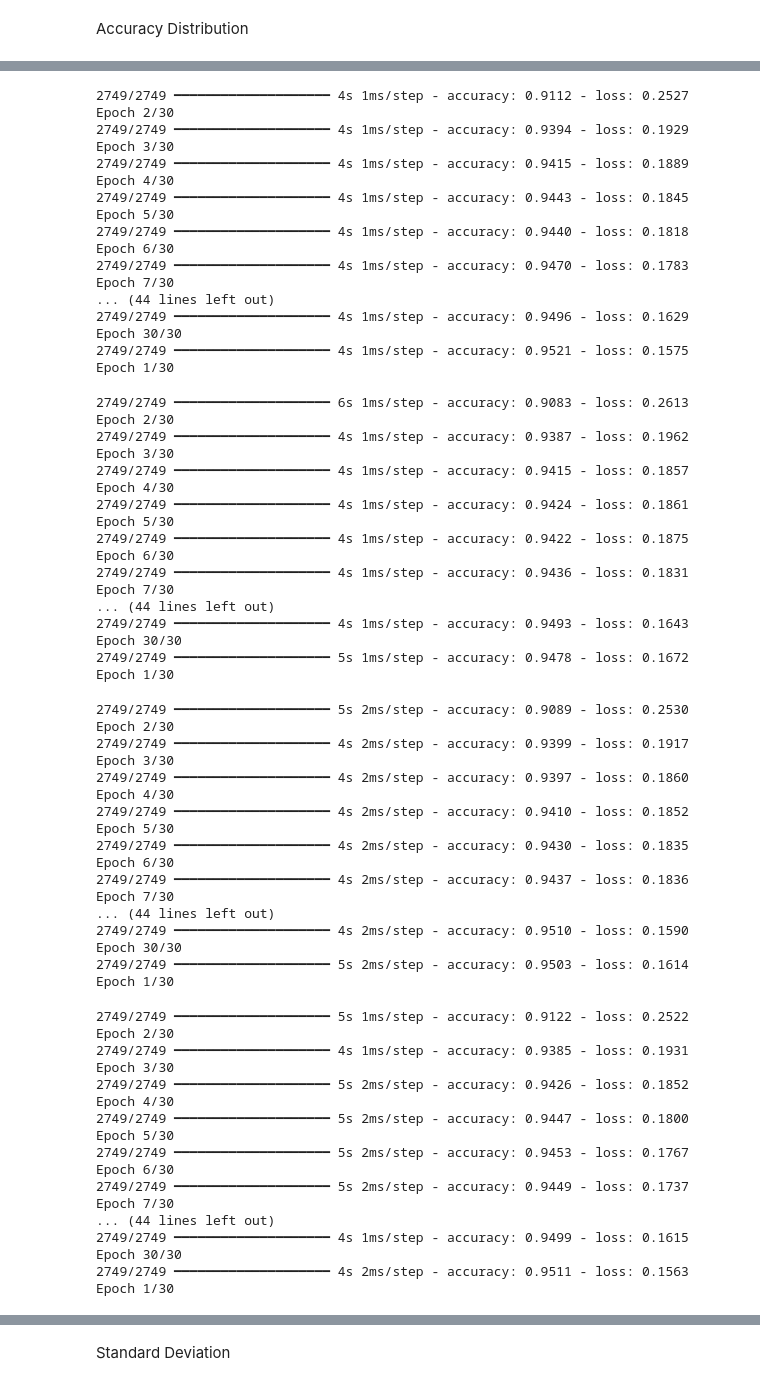
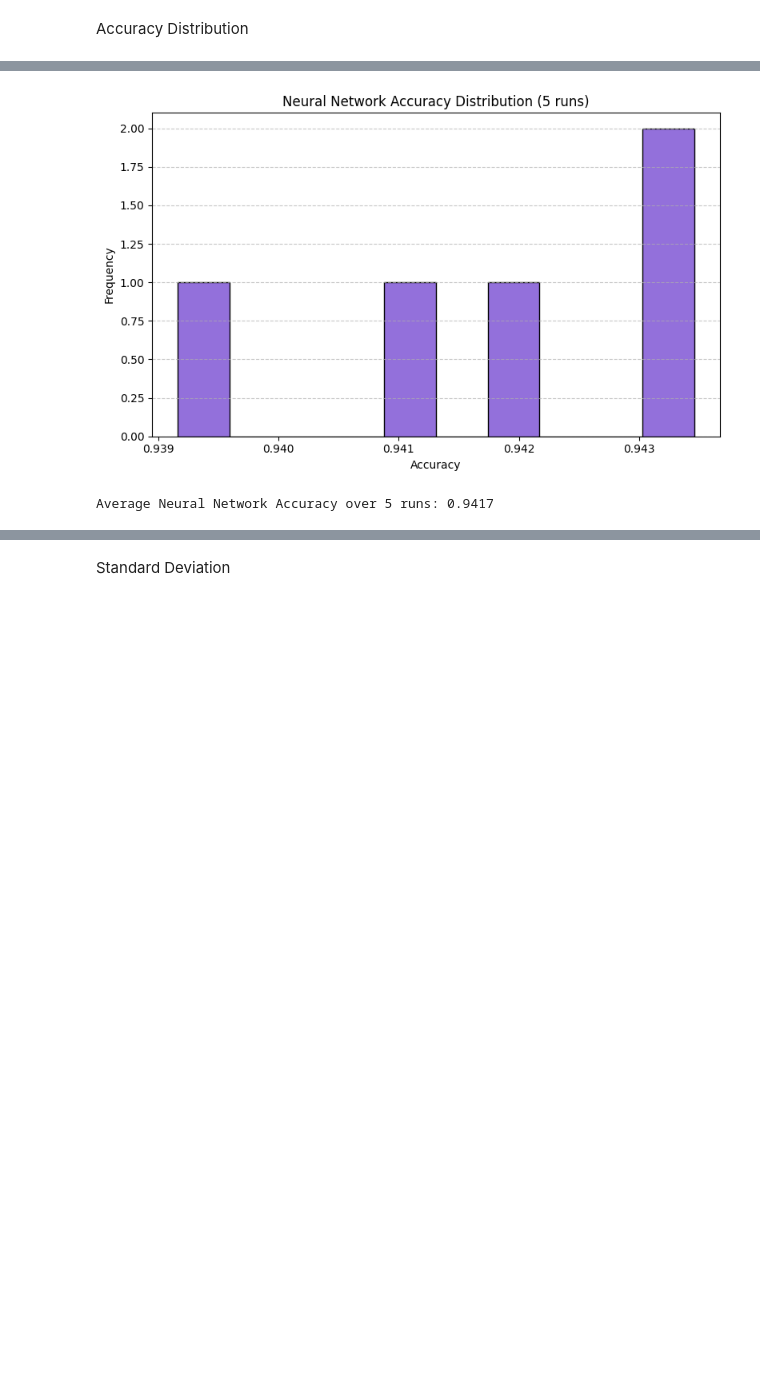
Before and after one commit to alexandre2004costa/IA_project2, a Jupyter notebook: main.ipynb, the cells around one changed output, grey strips where cells are left out. Drawn from its saved outputs; the diff is of its cells as text; code cells hidden in the pictures; blank space fills up the shorter version.

```diff
--- a/main.ipynb
+++ b/main.ipynb
@@ -856,7 +925,7 @@ Accuracy Distribution
 # %%
 # Neural Network: Accuracy Distribution over Multiple Runs
 nn_accuracies = []
-num_runs = 30
+num_runs = 5
 
 for repetition in range(num_runs):
     # Splitting the data
@@ -869,7 +938,7 @@ for repetition in range(num_runs):
     X_test_scaled = scaler.transform(X_test)
     # Training NN
     nn = NeuralNetwork(input_shape=X_train.shape[1])
-    nn.train(X_train_scaled, y_train, epochs=30, batch_size=16)
+    nn.train(X_train_scaled, y_train, epochs=5, batch_size=16)
     # Evaluating NN
     acc = nn.evaluate(X_test_scaled, y_test)
     nn_accuracies.append(acc)
@@ -975,68 +1008,2 @@ Epoch 1/30
+[figure, added]
-2749/2749 ━━━━━━━━━━━━━━━━━━━━ 4s 1ms/step - accuracy: 0.9112 - loss: 0.2527
-Epoch 2/30
-2749/2749 ━━━━━━━━━━━━━━━━━━━━ 4s 1ms/step - accuracy: 0.9394 - loss: 0.1929
-Epoch 3/30
-2749/2749 ━━━━━━━━━━━━━━━━━━━━ 4s 1ms/step - accuracy: 0.9415 - loss: 0.1889
-Epoch 4/30
-2749/2749 ━━━━━━━━━━━━━━━━━━━━ 4s 1ms/step - accuracy: 0.9443 - loss: 0.1845
-Epoch 5/30
-2749/2749 ━━━━━━━━━━━━━━━━━━━━ 4s 1ms/step - accuracy: 0.9440 - loss: 0.1818
-Epoch 6/30
-2749/2749 ━━━━━━━━━━━━━━━━━━━━ 4s 1ms/step - accuracy: 0.9470 - loss: 0.1783
-Epoch 7/30
-... (44 lines left out)
-2749/2749 ━━━━━━━━━━━━━━━━━━━━ 4s 1ms/step - accuracy: 0.9496 - loss: 0.1629
-Epoch 30/30
-2749/2749 ━━━━━━━━━━━━━━━━━━━━ 4s 1ms/step - accuracy: 0.9521 - loss: 0.1575
-Epoch 1/30
+Average Neural Network Accuracy over 5 runs: 0.9417
-2749/2749 ━━━━━━━━━━━━━━━━━━━━ 6s 1ms/step - accuracy: 0.9083 - loss: 0.2613
-Epoch 2/30
-2749/2749 ━━━━━━━━━━━━━━━━━━━━ 4s 1ms/step - accuracy: 0.9387 - loss: 0.1962
-Epoch 3/30
-2749/2749 ━━━━━━━━━━━━━━━━━━━━ 4s 1ms/step - accuracy: 0.9415 - loss: 0.1857
-Epoch 4/30
-2749/2749 ━━━━━━━━━━━━━━━━━━━━ 4s 1ms/step - accuracy: 0.9424 - loss: 0.1861
-Epoch 5/30
-2749/2749 ━━━━━━━━━━━━━━━━━━━━ 4s 1ms/step - accuracy: 0.9422 - loss: 0.1875
-Epoch 6/30
-2749/2749 ━━━━━━━━━━━━━━━━━━━━ 4s 1ms/step - accuracy: 0.9436 - loss: 0.1831
-Epoch 7/30
-... (44 lines left out)
-2749/2749 ━━━━━━━━━━━━━━━━━━━━ 4s 1ms/step - accuracy: 0.9493 - loss: 0.1643
-Epoch 30/30
-2749/2749 ━━━━━━━━━━━━━━━━━━━━ 5s 1ms/step - accuracy: 0.9478 - loss: 0.1672
-Epoch 1/30
-2749/2749 ━━━━━━━━━━━━━━━━━━━━ 5s 2ms/step - accuracy: 0.9089 - loss: 0.2530
-Epoch 2/30
-2749/2749 ━━━━━━━━━━━━━━━━━━━━ 4s 2ms/step - accuracy: 0.9399 - loss: 0.1917
-Epoch 3/30
-2749/2749 ━━━━━━━━━━━━━━━━━━━━ 4s 2ms/step - accuracy: 0.9397 - loss: 0.1860
-Epoch 4/30
-2749/2749 ━━━━━━━━━━━━━━━━━━━━ 4s 2ms/step - accuracy: 0.9410 - loss: 0.1852
-Epoch 5/30
-2749/2749 ━━━━━━━━━━━━━━━━━━━━ 4s 2ms/step - accuracy: 0.9430 - loss: 0.1835
-Epoch 6/30
-2749/2749 ━━━━━━━━━━━━━━━━━━━━ 4s 2ms/step - accuracy: 0.9437 - loss: 0.1836
-Epoch 7/30
-... (44 lines left out)
-2749/2749 ━━━━━━━━━━━━━━━━━━━━ 4s 2ms/step - accuracy: 0.9510 - loss: 0.1590
-Epoch 30/30
-2749/2749 ━━━━━━━━━━━━━━━━━━━━ 5s 2ms/step - accuracy: 0.9503 - loss: 0.1614
-Epoch 1/30
-2749/2749 ━━━━━━━━━━━━━━━━━━━━ 5s 1ms/step - accuracy: 0.9122 - loss: 0.2522
-Epoch 2/30
-2749/2749 ━━━━━━━━━━━━━━━━━━━━ 4s 1ms/step - accuracy: 0.9385 - loss: 0.1931
-Epoch 3/30
-2749/2749 ━━━━━━━━━━━━━━━━━━━━ 5s 2ms/step - accuracy: 0.9426 - loss: 0.1852
-Epoch 4/30
-2749/2749 ━━━━━━━━━━━━━━━━━━━━ 5s 2ms/step - accuracy: 0.9447 - loss: 0.1800
-Epoch 5/30
-2749/2749 ━━━━━━━━━━━━━━━━━━━━ 5s 2ms/step - accuracy: 0.9453 - loss: 0.1767
-Epoch 6/30
-2749/2749 ━━━━━━━━━━━━━━━━━━━━ 5s 2ms/step - accuracy: 0.9449 - loss: 0.1737
-Epoch 7/30
-... (44 lines left out)
-2749/2749 ━━━━━━━━━━━━━━━━━━━━ 4s 1ms/step - accuracy: 0.9499 - loss: 0.1615
-Epoch 30/30
-2749/2749 ━━━━━━━━━━━━━━━━━━━━ 4s 2ms/step - accuracy: 0.9511 - loss: 0.1563
-Epoch 1/30
```
Also changed, not shown: parts of 19 cells of this notebook, 1 other file.
